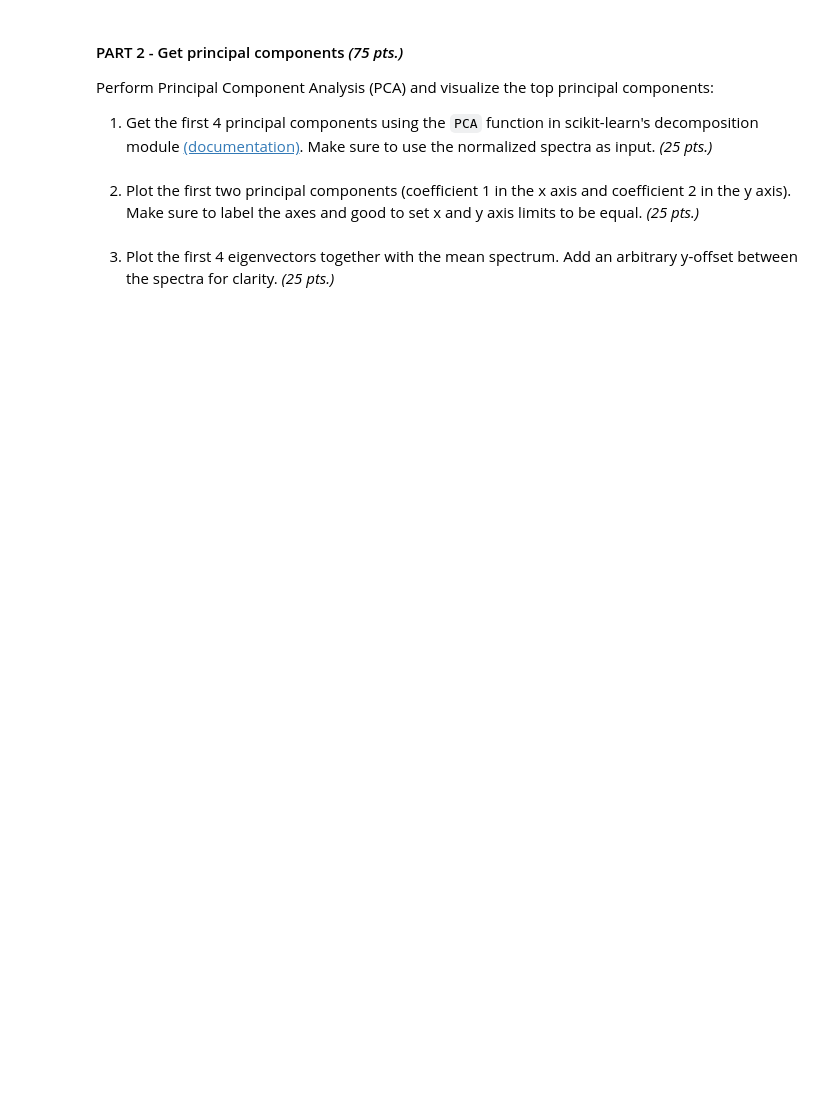
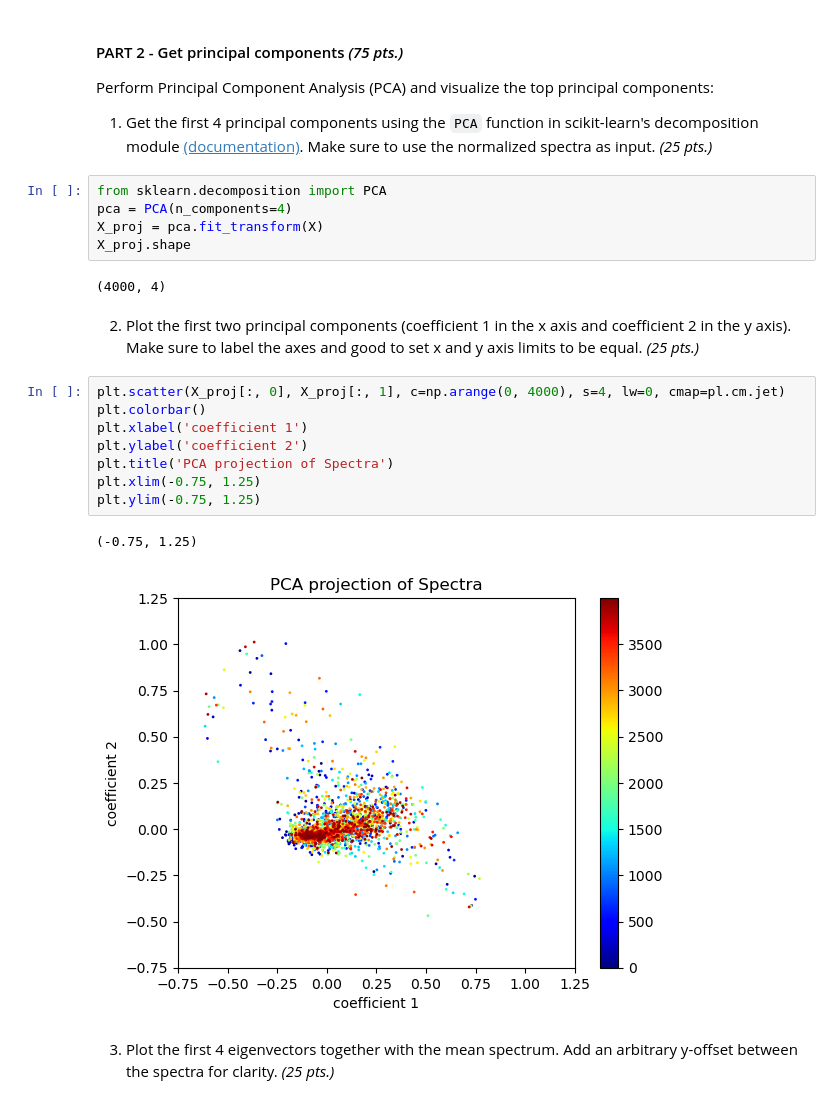
Before and after one commit to davidsaurus/AP_157_Lab, a Jupyter notebook: Daffon_AP157_lab_assignment_A3.ipynb, the cells around one changed output. Cells and saved outputs as stored; diff of their text form; blank space fills up the shorter version.

```diff
--- a/Daffon_AP157_lab_assignment_A3.ipynb
+++ b/Daffon_AP157_lab_assignment_A3.ipynb
@@ -92,7 +115,25 @@ Plot the mean spectrum by first normalizing the spectra and plot the mean and st
 
 Perform Principal Component Analysis (PCA) and visualize the top principal components:
 1. Get the first 4 principal components using the ``PCA`` function in scikit-learn's decomposition module [(documentation)](https://scikit-learn.org/0.15/modules/generated/sklearn.decomposition.PCA.html#sklearn.decomposition.PCA). Make sure to use the normalized spectra as input. *(25 pts.)*
+# %%
+from sklearn.decomposition import PCA
+pca = PCA(n_components=4)
+X_proj = pca.fit_transform(X)
+X_proj.shape
+# %% [output]
+(4000, 4)
 # %% [markdown]
 2. Plot the first two principal components (coefficient 1 in the x axis and coefficient 2 in the y axis). Make sure to label the axes and good to set x and y axis limits to be equal. *(25 pts.)*
+# %%
+plt.scatter(X_proj[:, 0], X_proj[:, 1], c=np.arange(0, 4000), s=4, lw=0, cmap=pl.cm.jet)
+plt.colorbar()
+plt.xlabel('coefficient 1')
+plt.ylabel('coefficient 2')
+plt.title('PCA projection of Spectra')
+plt.xlim(-0.75, 1.25)
+plt.ylim(-0.75, 1.25)
+# %% [output]
+(-0.75, 1.25)
+[figure, added]
 # %% [markdown]
 3. Plot the first 4 eigenvectors together with the mean spectrum. Add an arbitrary y-offset between the spectra for clarity. *(25 pts.)*
```
Also changed, not shown: parts of 8 cells of this notebook, 2 other files.
